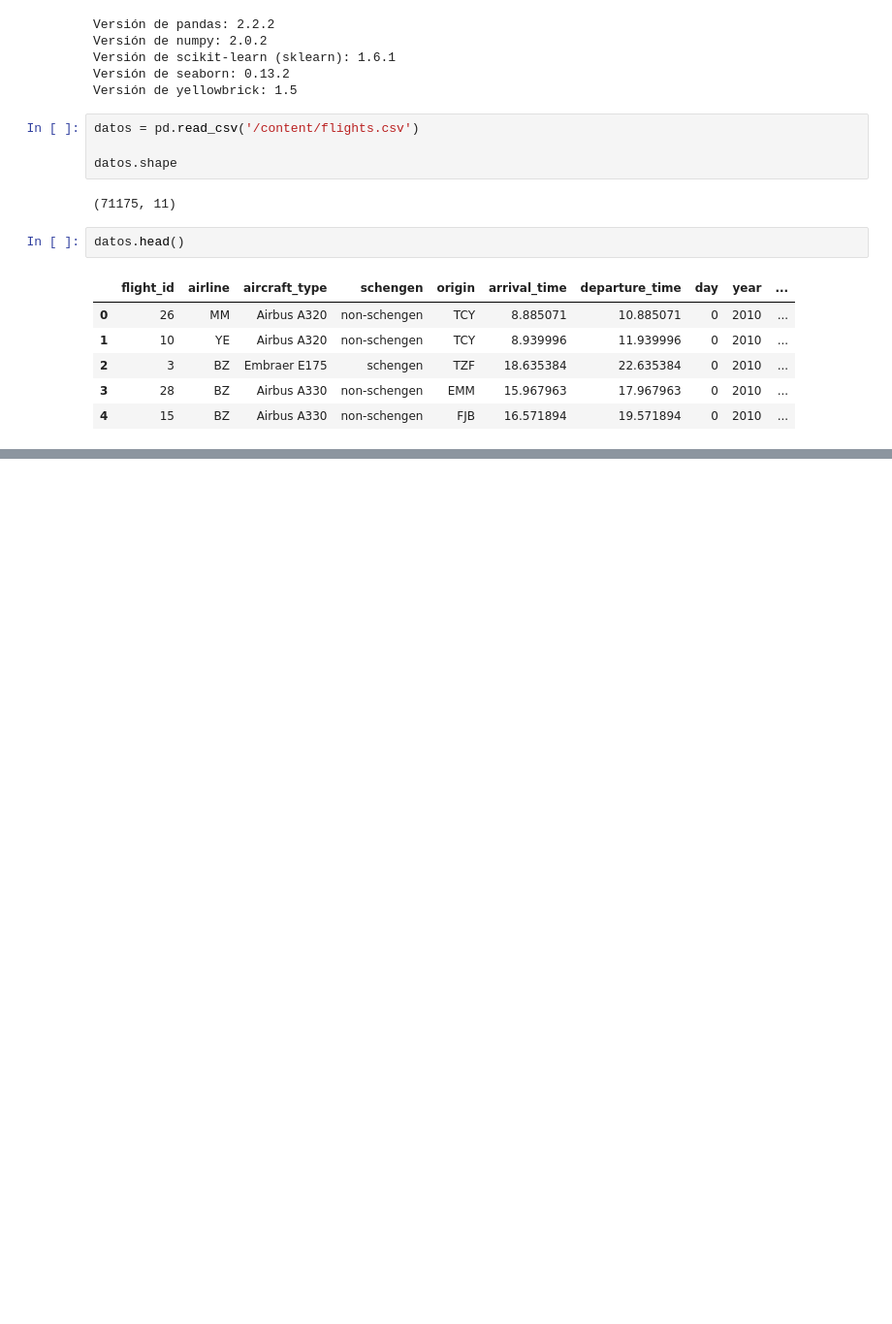
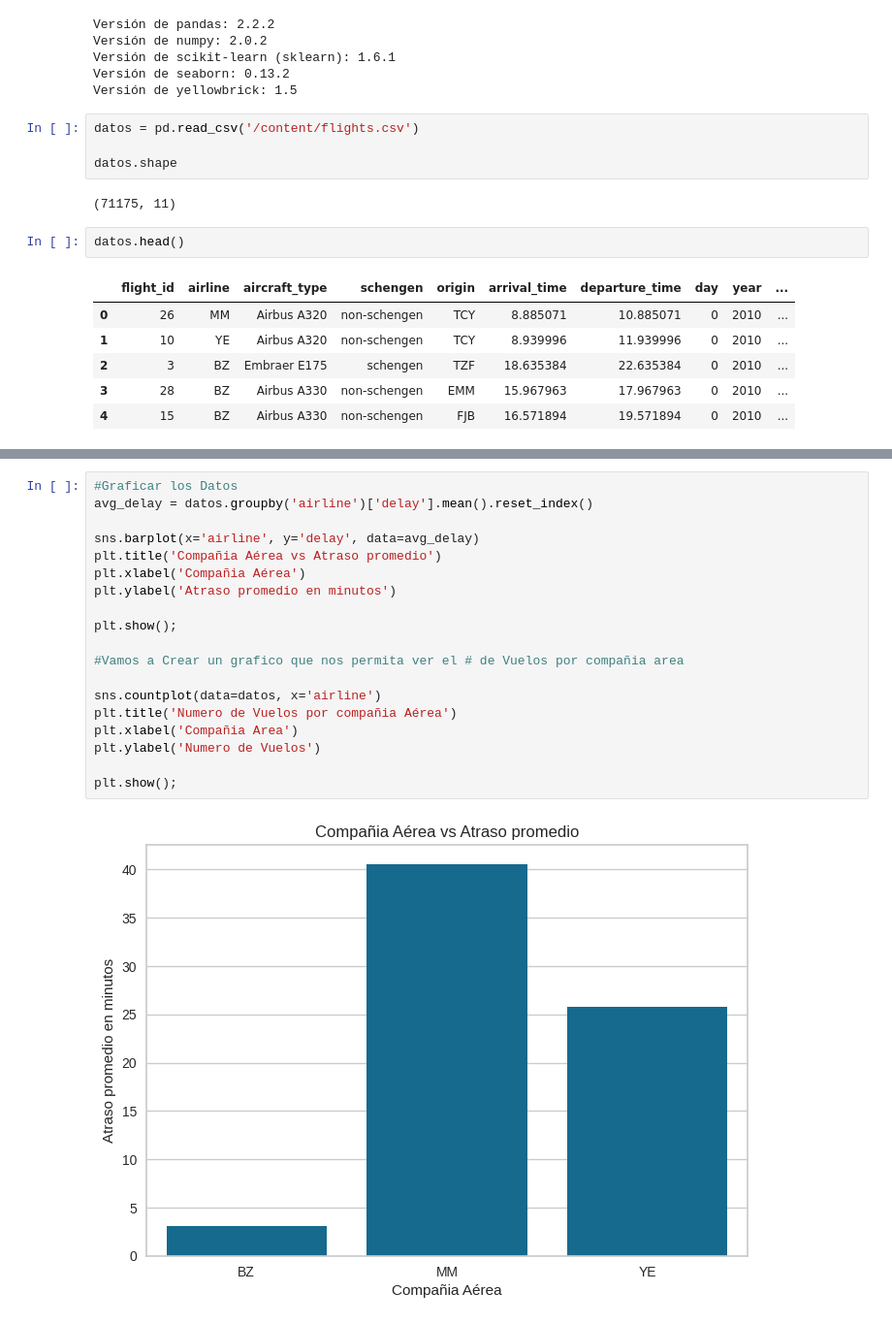
Before and after one commit to LejImkoaj/IA-aumentada, a Jupyter notebook: optimizacion_aeroportuaria.ipynb, the cells around one changed output, grey strips where cells are left out. Shown at 97% size. Drawn from its saved outputs; the diff is of its cells as text; blank space fills up the shorter version.

Commit message:
Analisis conjunto de datos

```diff
--- a/optimizacion_aeroportuaria.ipynb
+++ b/optimizacion_aeroportuaria.ipynb
@@ -33,0 +81,21 @@ datos.head()
+# %%
+#Graficar los Datos
+avg_delay = datos.groupby('airline')['delay'].mean().reset_index()
+
+sns.barplot(x='airline', y='delay', data=avg_delay)
+plt.title('Compañia Aérea vs Atraso promedio')
+plt.xlabel('Compañia Aérea')
+plt.ylabel('Atraso promedio en minutos')
+
+plt.show();
+
+#Vamos a Crear un grafico que nos permita ver el # de Vuelos por compañia area
+
+sns.countplot(data=datos, x='airline')
+plt.title('Numero de Vuelos por compañia Aérea')
+plt.xlabel('Compañia Area')
+plt.ylabel('Numero de Vuelos')
+
+plt.show();
+# %% [output]
+[figure, added]
```
Also changed, not shown: parts of 15 cells of this notebook.
